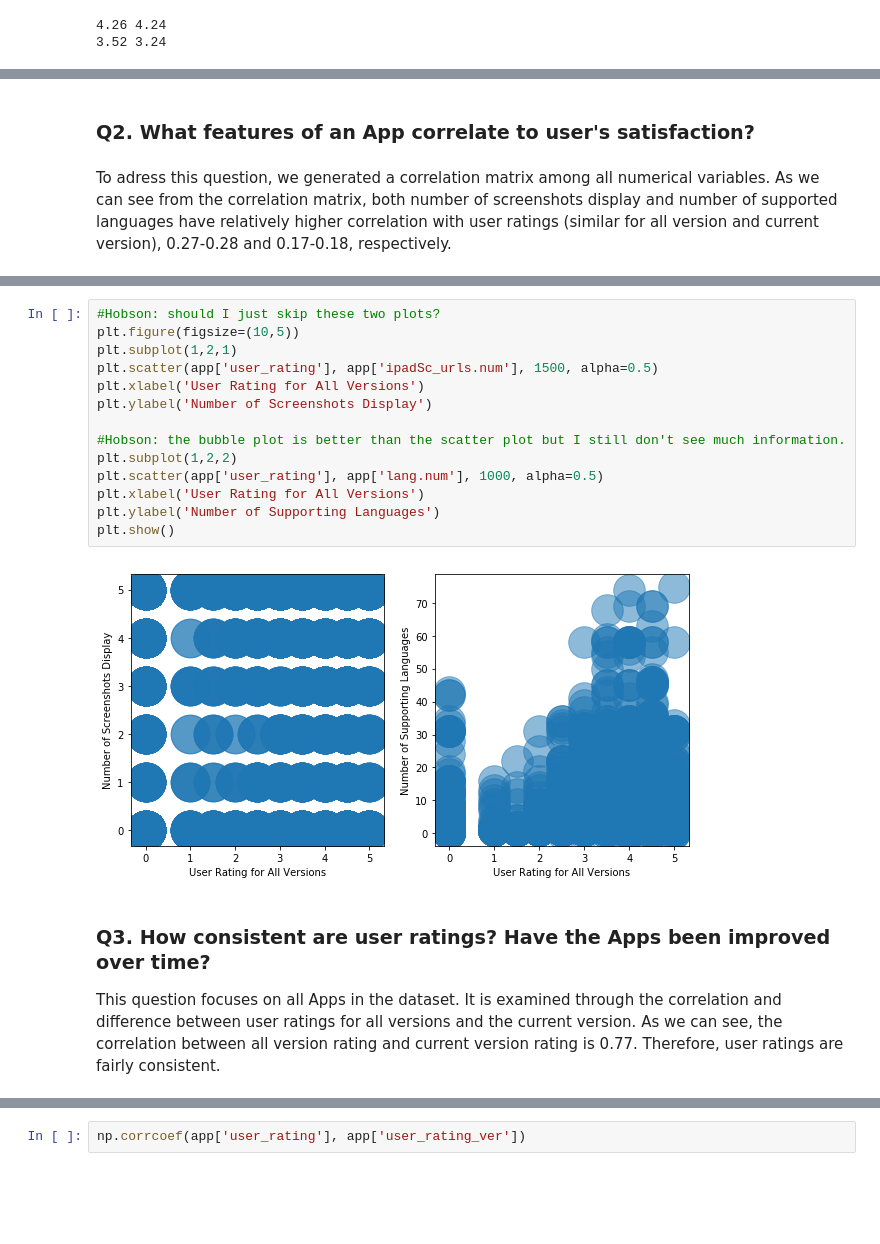
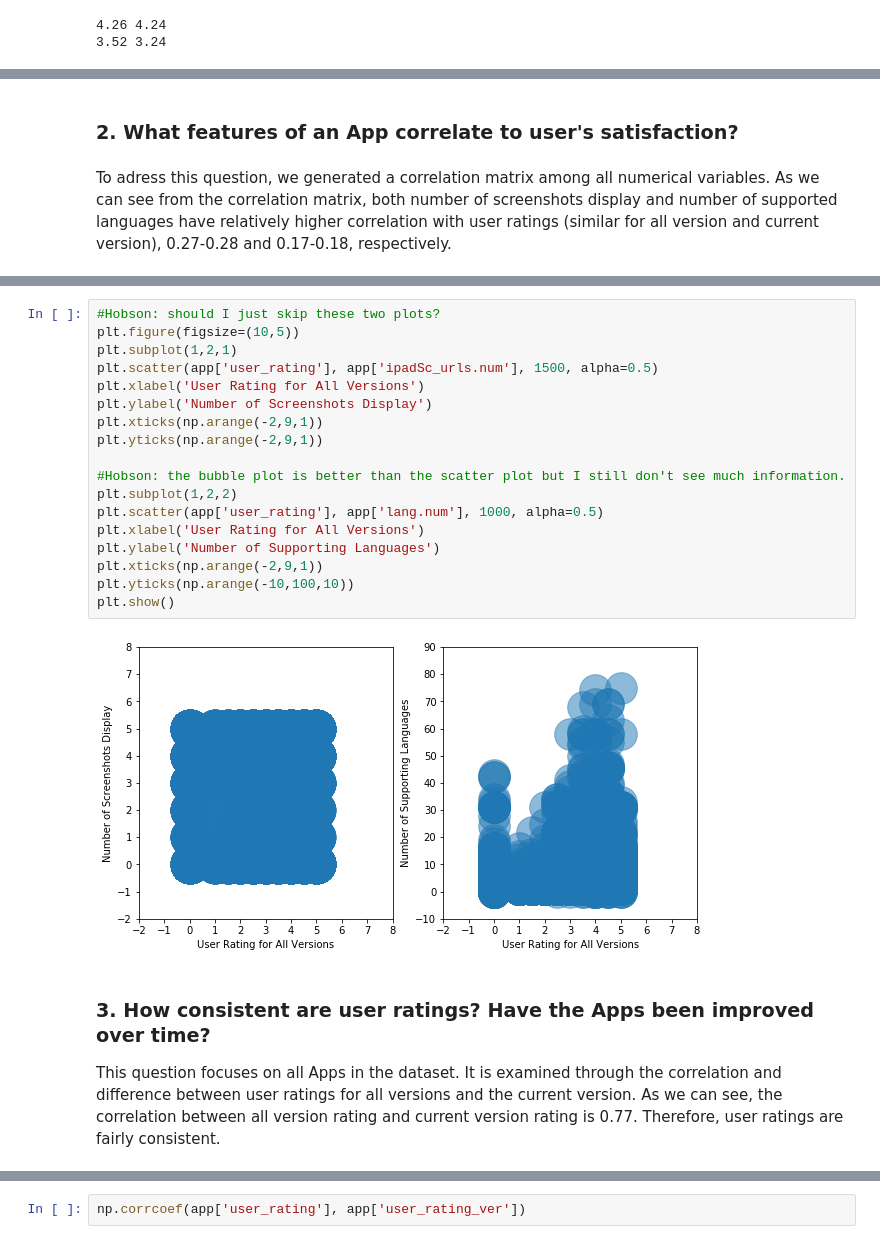
Before and after one commit to snowbright/Thinkful, a Jupyter notebook: Capstone1-Analytic Report and Research Proposal_draft.ipynb, the cells around one changed output, grey strips where cells are left out. Drawn from its saved outputs; the diff is of its cells as text; blank space fills up the shorter version.

```diff
--- a/Capstone1-Analytic Report and Research Proposal_draft.ipynb
+++ b/Capstone1-Analytic Report and Research Proposal_draft.ipynb
@@ -374,5 +369,5 @@ plt.show()
 # %% [markdown]
-### Q2. What features of an App correlate to user's satisfaction?
+### 2. What features of an App correlate to user's satisfaction?
 # %% [markdown]
 To adress this question, we generated a correlation matrix among all numerical variables. As we can see from the correlation matrix, both number of screenshots display and number of supported languages have relatively higher correlation with user ratings (similar for all version and current version), 0.27-0.28 and 0.17-0.18, respectively.
 # %%
@@ -394,21 +389,25 @@ corr.style.background_gradient(cmap='coolwarm').set_precision(2)
 # %%
 #Hobson: should I just skip these two plots?
 plt.figure(figsize=(10,5))
 plt.subplot(1,2,1)
 plt.scatter(app['user_rating'], app['ipadSc_urls.num'], 1500, alpha=0.5)
 plt.xlabel('User Rating for All Versions')
 plt.ylabel('Number of Screenshots Display')
+plt.xticks(np.arange(-2,9,1))
+plt.yticks(np.arange(-2,9,1))
 
 #Hobson: the bubble plot is better than the scatter plot but I still don't see much information.
 plt.subplot(1,2,2)
 plt.scatter(app['user_rating'], app['lang.num'], 1000, alpha=0.5)
 plt.xlabel('User Rating for All Versions')
 plt.ylabel('Number of Supporting Languages')
+plt.xticks(np.arange(-2,9,1))
+plt.yticks(np.arange(-10,100,10))
 plt.show()
 # %% [output]
-[figure, old version]
+[figure, new version]
 # %% [markdown]
-### Q3. How consistent are user ratings? Have the Apps been improved over time?
+### 3. How consistent are user ratings? Have the Apps been improved over time?
 
 This question focuses on all Apps in the dataset. It is examined through the correlation and difference between user ratings for all versions and the current version. As we can see, the correlation between all version rating and current version rating is 0.77. Therefore, user ratings are fairly consistent.
 # %%
```
Also changed, not shown: parts of 46 cells of this notebook.
